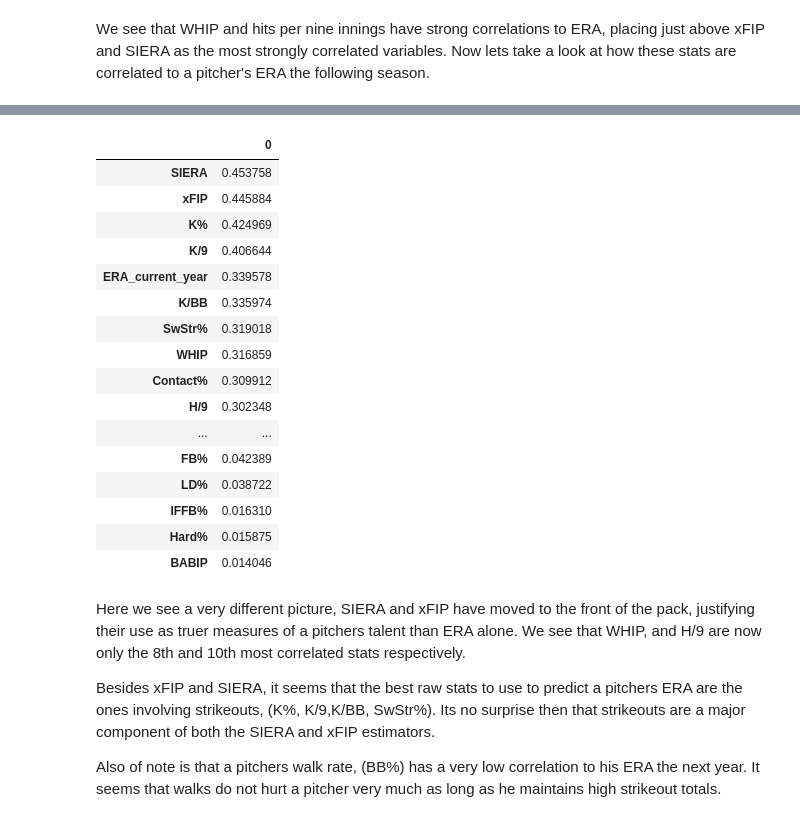
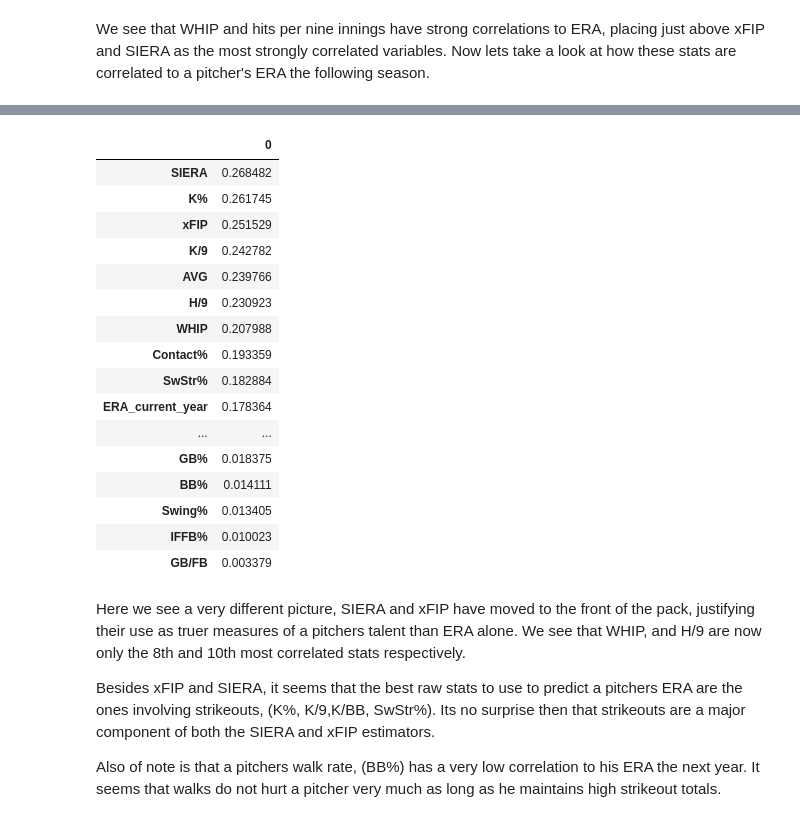
Before and after one commit to brack228/brack228.github.io, a Jupyter notebook: ERA predictor.ipynb, the cells around one changed output, grey strips where cells are left out. Cells and saved outputs as stored; diff of their text form; code cells hidden in the pictures.

Commit message:
current models

```diff
--- a/ERA predictor.ipynb
+++ b/ERA predictor.ipynb
@@ -77,2 +123,18 @@ statsrel=statsrel.rename(columns={'ERA_x':'ERA_current_year','ERA_y':'ERA_next_y
+# %%
+cols=['Season', 'slg_percent', 'on_base_percent',
+       'on_base_plus_slg', 'isolated_power', 'exit_velocity_avg',
+       'launch_angle_avg', 'sweet_spot_percent', 'barrel_batted_rate',
+       'solidcontact_percent', 'flareburner_percent', 'poorlyunder_percent',
+       'poorlytopped_percent', 'poorlyweak_percent', 'hard_hit_percent',
+       'z_swing_percent', 'z_swing_miss_percent', 'oz_swing_percent',
+       'oz_swing_miss_percent', 'oz_contact_percent', 'out_zone_percent',
+       'meatball_swing_percent', 'meatball_percent', 'iz_contact_percent',
+       'in_zone_percent', 'edge_percent', 'whiff_percent', 'swing_percent',
+       'pull_percent', 'straightaway_percent', 'opposite_percent',
+       'f_strike_percent', 'groundballs_percent', 'flyballs_percent',
+       'linedrives_percent', 'popups_percent','Name']
+cast=cast[cols]
+# %%
+all_stats=pd.merge(statsrel,cast,on=['Name','Season'])
 # %%
-statsrel.head()
+statsrel=all_stats
@@ -97,9 +174,10 @@ features=['K/BB', 'H/9', 'HR/9',
 # %%
-featureswithestimators=['Age', 'K/9', 'BB/9', 'K/BB', 'H/9', 'HR/9',
-       'WHIP', 'BABIP', 'GB/FB', 'LD%', 'GB%', 'FB%', 'IFFB%', 'HR/FB',
-       'O-Swing%', 'Z-Swing%', 'Swing%', 'O-Contact%', 'Z-Contact%',
-       'Contact%', 'Zone%', 'SwStr%', 'F-Strike%', 'K%', 'BB%', 'Soft%',
-       'Med%', 'Hard%', 'ERA_current_year','xFIP','SIERA']
+featureswithestimators=['Age', 'ERA_current_year', 'K/9', 'BB/9',
+       'K/BB', 'H/9', 'HR/9', 'AVG', 'WHIP', 'BABIP', 'LOB%', 'GB/FB', 'LD%',
+       'GB%', 'FB%', 'IFFB%', 'HR/FB', 'O-Swing%', 'Z-Swing%',
+       'Swing%', 'O-Contact%', 'Z-Contact%', 'Contact%', 'Zone%', 'F-Strike%',
+       'SwStr%', 'K%', 'BB%','Pull%', 'Cent%', 'Oppo%',
+       'Soft%', 'Med%', 'Hard%','xFIP','SIERA']
 # %% [markdown]
 First lets explore which stats are most correlated with a pitcher's ERA during the same year
 # %%
@@ -133,29 +221,29 @@ We see that WHIP and hits per nine innings have strong correlations to ERA, plac
 # %%
 corrdict2={col:np.abs(statsrel[col].corr(statsrel['ERA_next_year'])) for col in featureswithestimators}
 
 
 
 
 Corr=pd.DataFrame.from_dict(corrdict2, orient='index')
-Corr.sort_values(by=0,ascending=False)
+Corr.sort_values(by=0,ascending=False)'IFH%', 'BUH%'
 # %% [output]
 |  | 0 |
-| SIERA | 0.453758 |
-| xFIP | 0.445884 |
-| K% | 0.424969 |
-| K/9 | 0.406644 |
-| ERA_current_year | 0.339578 |
-| K/BB | 0.335974 |
-| SwStr% | 0.319018 |
-| WHIP | 0.316859 |
-| Contact% | 0.309912 |
-| H/9 | 0.302348 |
+| SIERA | 0.268482 |
+| K% | 0.261745 |
+| xFIP | 0.251529 |
+| K/9 | 0.242782 |
+| AVG | 0.239766 |
+| H/9 | 0.230923 |
+| WHIP | 0.207988 |
+| Contact% | 0.193359 |
+| SwStr% | 0.182884 |
+| ERA_current_year | 0.178364 |
 | ... | ... |
-| FB% | 0.042389 |
-| LD% | 0.038722 |
-| IFFB% | 0.016310 |
-| Hard% | 0.015875 |
-| BABIP | 0.014046 |
+| GB% | 0.018375 |
+| BB% | 0.014111 |
+| Swing% | 0.013405 |
+| IFFB% | 0.010023 |
+| GB/FB | 0.003379 |
 # %% [markdown]
    Here we see a very different picture, SIERA and xFIP have moved to the front of the pack, justifying their use as truer measures of a pitchers talent than ERA alone. We see that WHIP, and H/9 are now only the 8th and 10th most correlated stats respectively.
 
```
Also changed, not shown: parts of 52 cells of this notebook, 1 other file.
